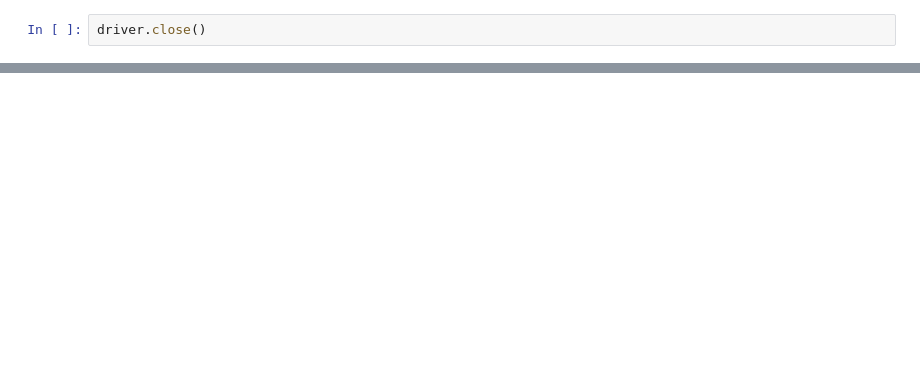
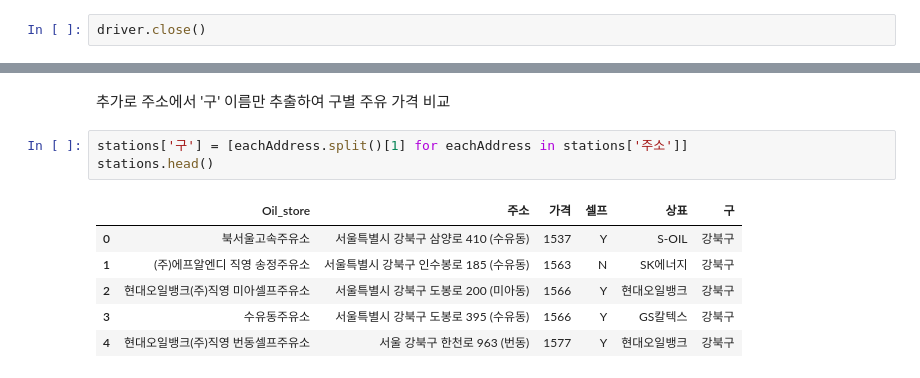
Before and after one commit to KimDoKy/DataScience, a Jupyter notebook: source_code/chap4. Self Oil Station price.ipynb, the cells around one changed output, grey strips where cells are left out. Cells and saved outputs as stored; diff of their text form; blank space fills up the shorter version.

```diff
--- a/source_code/chap4. Self Oil Station price.ipynb
+++ b/source_code/chap4. Self Oil Station price.ipynb
@@ -148,0 +252,12 @@ driver.close()
+# %% [markdown]
+추가로 주소에서 '구' 이름만 추출하여 구별 주유 가격 비교
+# %%
+stations['구'] = [eachAddress.split()[1] for eachAddress in stations['주소']]
+stations.head()
+# %% [output]
+|  | Oil_store | 주소 | 가격 | 셀프 | 상표 | 구 |
+| 0 | 북서울고속주유소 | 서울특별시 강북구 삼양로 410 (수유동) | 1537 | Y | S-OIL | 강북구 |
+| 1 | (주)에프알엔디 직영 송정주유소 | 서울특별시 강북구 인수봉로 185 (수유동) | 1563 | N | SK에너지 | 강북구 |
+| 2 | 현대오일뱅크(주)직영 미아셀프주유소 | 서울특별시 강북구 도봉로 200 (미아동) | 1566 | Y | 현대오일뱅크 | 강북구 |
+| 3 | 수유동주유소 | 서울특별시 강북구 도봉로 395 (수유동) | 1566 | Y | GS칼텍스 | 강북구 |
+| 4 | 현대오일뱅크(주)직영 번동셀프주유소 | 서울 강북구 한천로 963 (번동) | 1577 | Y | 현대오일뱅크 | 강북구 |
```
Also changed, not shown: parts of 28 cells of this notebook.
